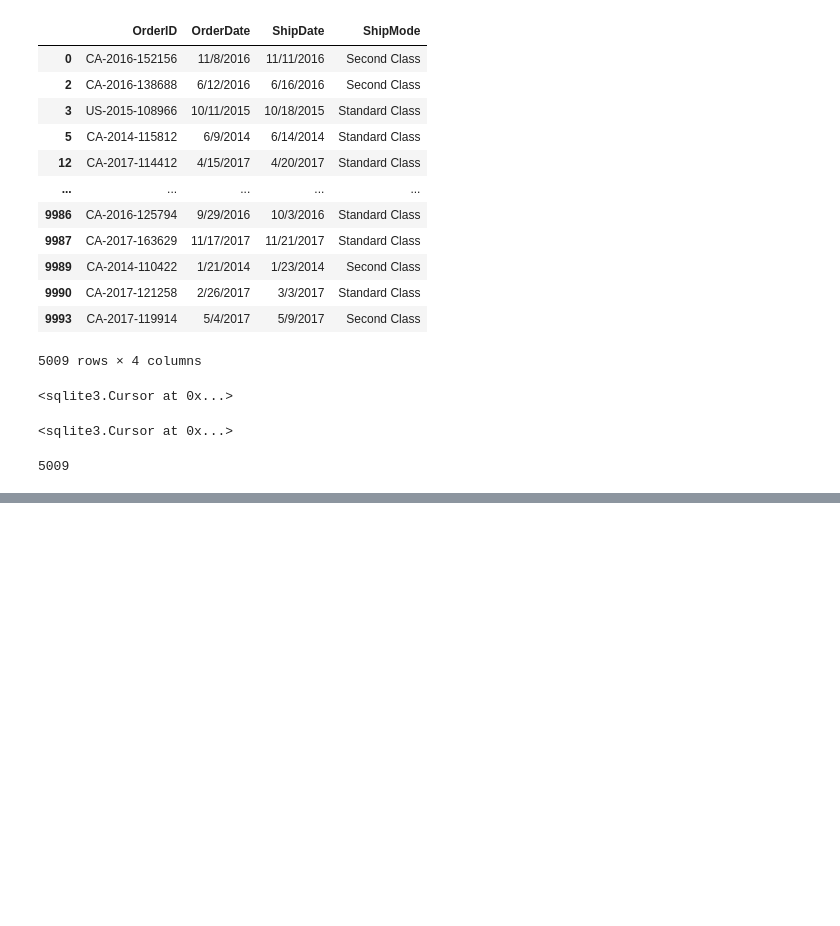
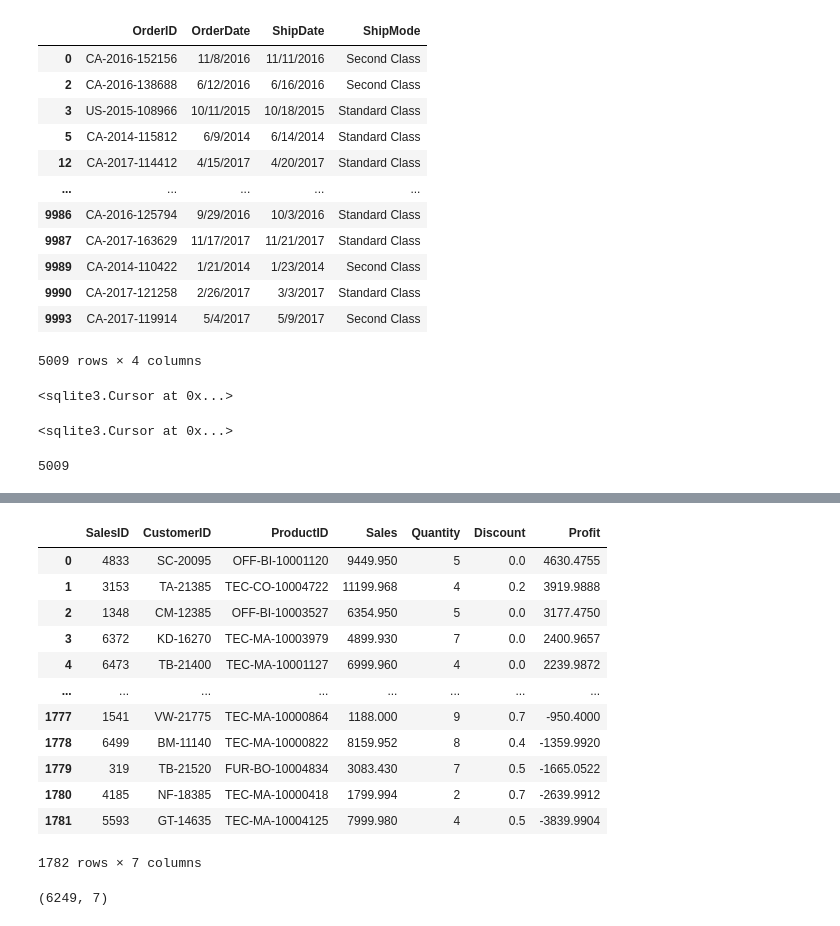
Before and after one commit to annaszcz/Project-5, a Jupyter notebook: project5.ipynb, the cells around one changed output, grey strips where cells are left out. Cells and saved outputs as stored; diff of their text form; code cells hidden in the pictures; blank space fills up the shorter version.

```diff
--- a/project5.ipynb
+++ b/project5.ipynb
@@ -218,0 +331,21 @@ connector.close()
+# %%
+# Are they the 3 most profitable products as well?
+pd.read_sql("Select * from Sales group by ProductID order by Profit DESC", connector)
+# %% [output]
+|  | SalesID | CustomerID | ProductID | Sales | Quantity | Discount | Profit |
+| 0 | 4833 | SC-20095 | OFF-BI-10001120 | 9449.950 | 5 | 0.0 | 4630.4755 |
+| 1 | 3153 | TA-21385 | TEC-CO-10004722 | 11199.968 | 4 | 0.2 | 3919.9888 |
+| 2 | 1348 | CM-12385 | OFF-BI-10003527 | 6354.950 | 5 | 0.0 | 3177.4750 |
+| 3 | 6372 | KD-16270 | TEC-MA-10003979 | 4899.930 | 7 | 0.0 | 2400.9657 |
+| 4 | 6473 | TB-21400 | TEC-MA-10001127 | 6999.960 | 4 | 0.0 | 2239.9872 |
+| ... | ... | ... | ... | ... | ... | ... | ... |
+| 1777 | 1541 | VW-21775 | TEC-MA-10000864 | 1188.000 | 9 | 0.7 | -950.4000 |
+| 1778 | 6499 | BM-11140 | TEC-MA-10000822 | 8159.952 | 8 | 0.4 | -1359.9920 |
+| 1779 | 319 | TB-21520 | FUR-BO-10004834 | 3083.430 | 7 | 0.5 | -1665.0522 |
+| 1780 | 4185 | NF-18385 | TEC-MA-10000418 | 1799.994 | 2 | 0.7 | -2639.9912 |
+| 1781 | 5593 | GT-14635 | TEC-MA-10004125 | 7999.980 | 4 | 0.5 | -3839.9904 |
+1782 rows × 7 columns
+# %%
+sales.shape
+# %% [output]
+(6249, 7)
```
Also changed, not shown: parts of 25 cells of this notebook, 1 other file.
